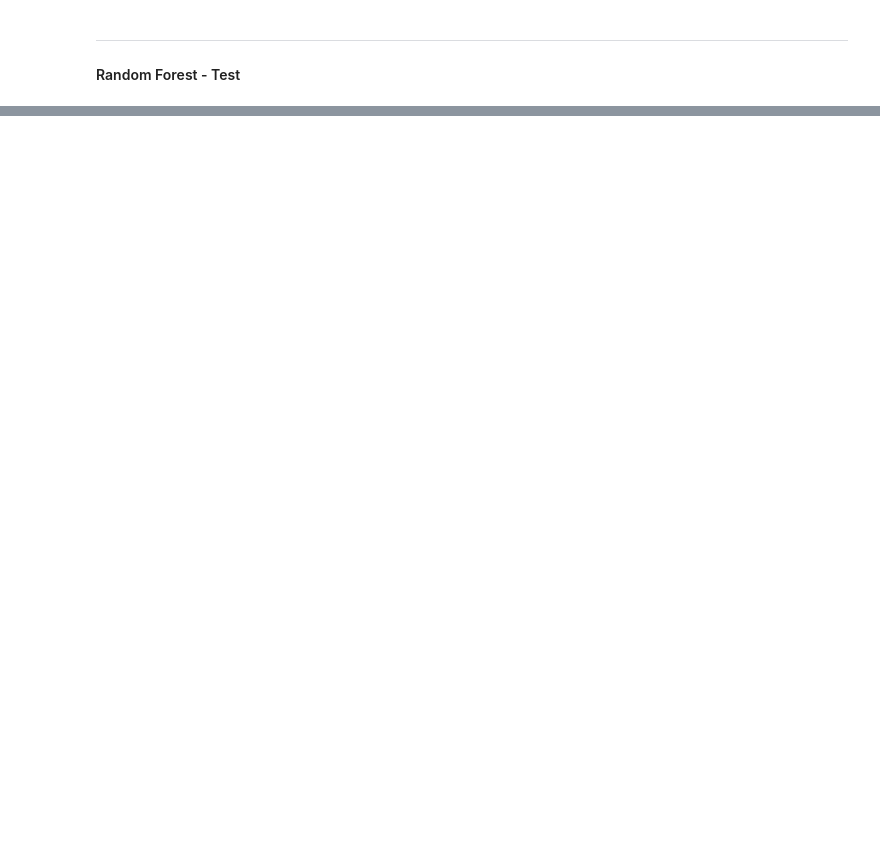
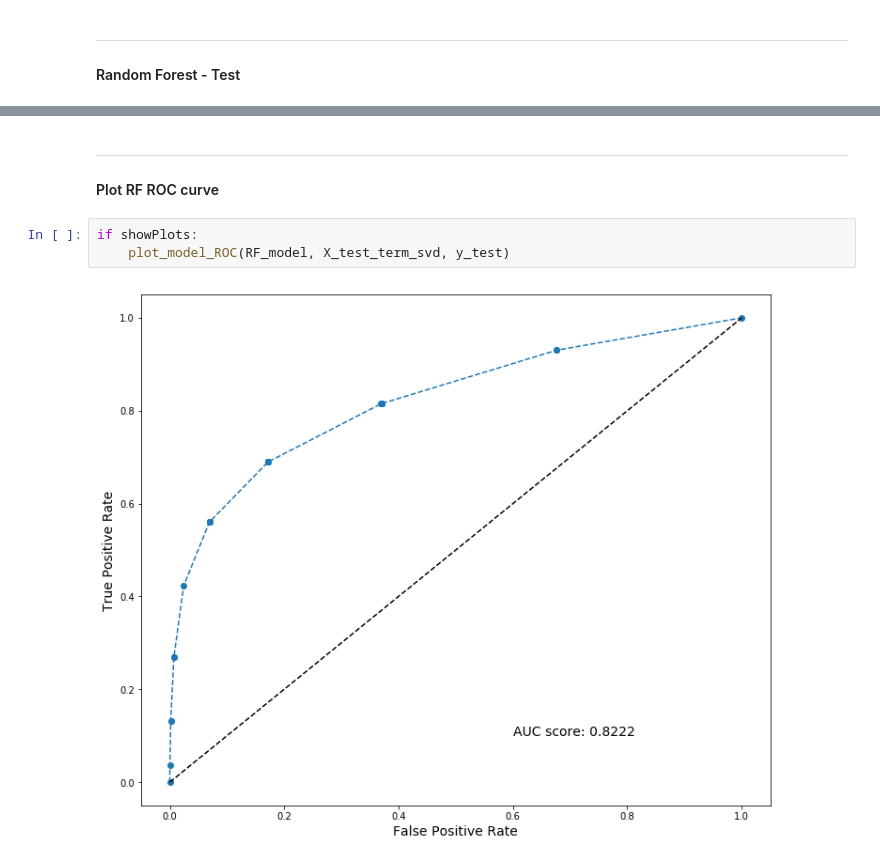
Before and after one commit to nReyna/capstone-VeCan-or-VeCant, a Jupyter notebook: RF_Yelp-VegFrnd.ipynb, the cells around one changed output, grey strips where cells are left out. Saved outputs shown, nothing was run; the diff lists cells and outputs as text; blank space fills up the shorter version.

```diff
--- a/RF_Yelp-VegFrnd.ipynb
+++ b/RF_Yelp-VegFrnd.ipynb
@@ -303 +330,10 @@ Confusion matrix, without normalization
+# %% [markdown]
+---
+
+#### Plot RF ROC curve
+# %%
+if showPlots:
+    plot_model_ROC(RF_model, X_test_term_svd, y_test)
+# %% [output]
+[figure, added]
 # %%
```
Also changed, not shown: parts of 73 cells of this notebook.
